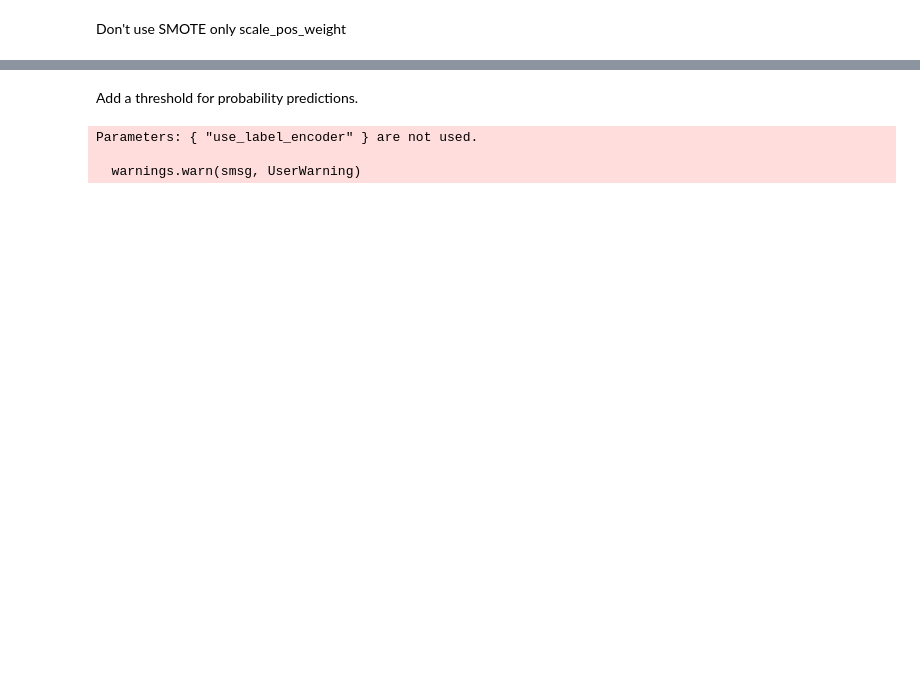
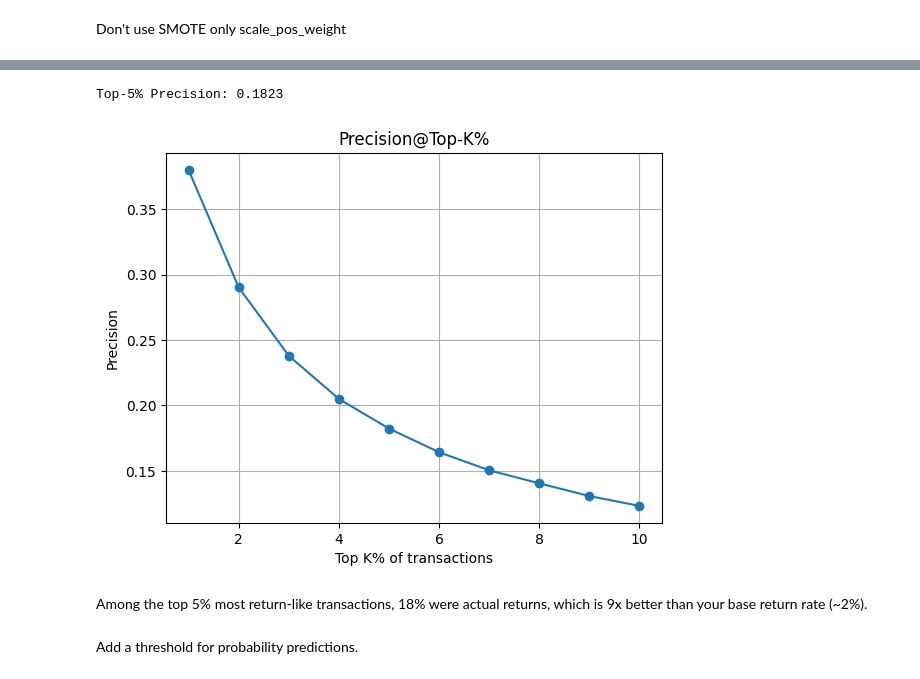
Before and after one commit to vivian-xia/Online_Retail_Customer_Returns, a Jupyter notebook: online_retail_return.ipynb, the cells around one changed output, grey strips where cells are left out. Saved outputs shown, nothing was run; the diff lists cells and outputs as text; code cells hidden in the pictures; blank space fills up the shorter version.

```diff
--- a/online_retail_return.ipynb
+++ b/online_retail_return.ipynb
@@ -212,21 +201,49 @@ AUC-PR: 0.27084294403941406
+# %%
+# Top 5% Precision
+def precision_at_k(y_test, y_pred_custom, k_percent=0.05):
+    df_preds = pd.DataFrame({
+        'proba': y_pred_custom,         # predicted probabilities for class 1
+        'actual': y_test               # true labels (0 or 1)
+    })
+
+    # Sort by predicted probability descending (most return-like first)
+    df_preds = df_preds.sort_values(by='proba', ascending=False).reset_index(drop=True)
+
+    # Define Top-K% (e.g., top 5%)
+    K = int(len(df_preds) * k_percent)
+
+    # Slice top K rows
+    top_k = df_preds.iloc[:K]
+
+    # Calculate Top-K Precision
+    precision_at_k = top_k['actual'].sum() / K
+    print(f"Top-{k_percent*100:.0f}% Precision: {precision_at_k:.4f}")
+    return df_preds
+# %%
+df_preds = precision_at_k(y_test, y_pred_proba, k_percent=0.05)
+
+ks = np.arange(0.01, 0.11, 0.01)  # from 1% to 10%
+precision_scores = []
+
+for k in ks:
+    K = int(len(df_preds) * k)
+    top_k = df_preds.iloc[:K]
+    precision = top_k['actual'].sum() / K
+    precision_scores.append(precision)
+
+plt.plot(ks * 100, precision_scores, marker='o')
+plt.title("Precision@Top-K%")
+plt.xlabel("Top K% of transactions")
+plt.ylabel("Precision")
+plt.grid(True)
+plt.show()
+# %% [output]
+Top-5% Precision: 0.1823
+[figure, added]
+# %% [markdown]
+Among the top 5% most return-like transactions, 18% were actual returns, which is 9x better than your base return rate (~2%).
 # %% [markdown]
 Add a threshold for probability predictions.
-# %%
-xgb_model = XGBClassifier(
-    scale_pos_weight=scale_pos_weight,
-    use_label_encoder=False,
-    eval_metric='logloss',
-    random_state=42
-)
-
-xgb_model.fit(X_train, y_train)
-
-y_pred = xgb_model.predict(X_test)
-y_pred_proba = xgb_model.predict_proba(X_test)[:, 1]
-# %% [output]
-Parameters: { "use_label_encoder" } are not used.
-
-  warnings.warn(smsg, UserWarning)
 # %%
 precision, recall, thresholds = precision_recall_curve(y_test, y_pred_proba)
 f1_scores = 2 * (precision * recall) / (precision + recall + 1e-6)  # Avoid divide-by-zero
```
Also changed, not shown: parts of 89 cells of this notebook, 4 other files.
